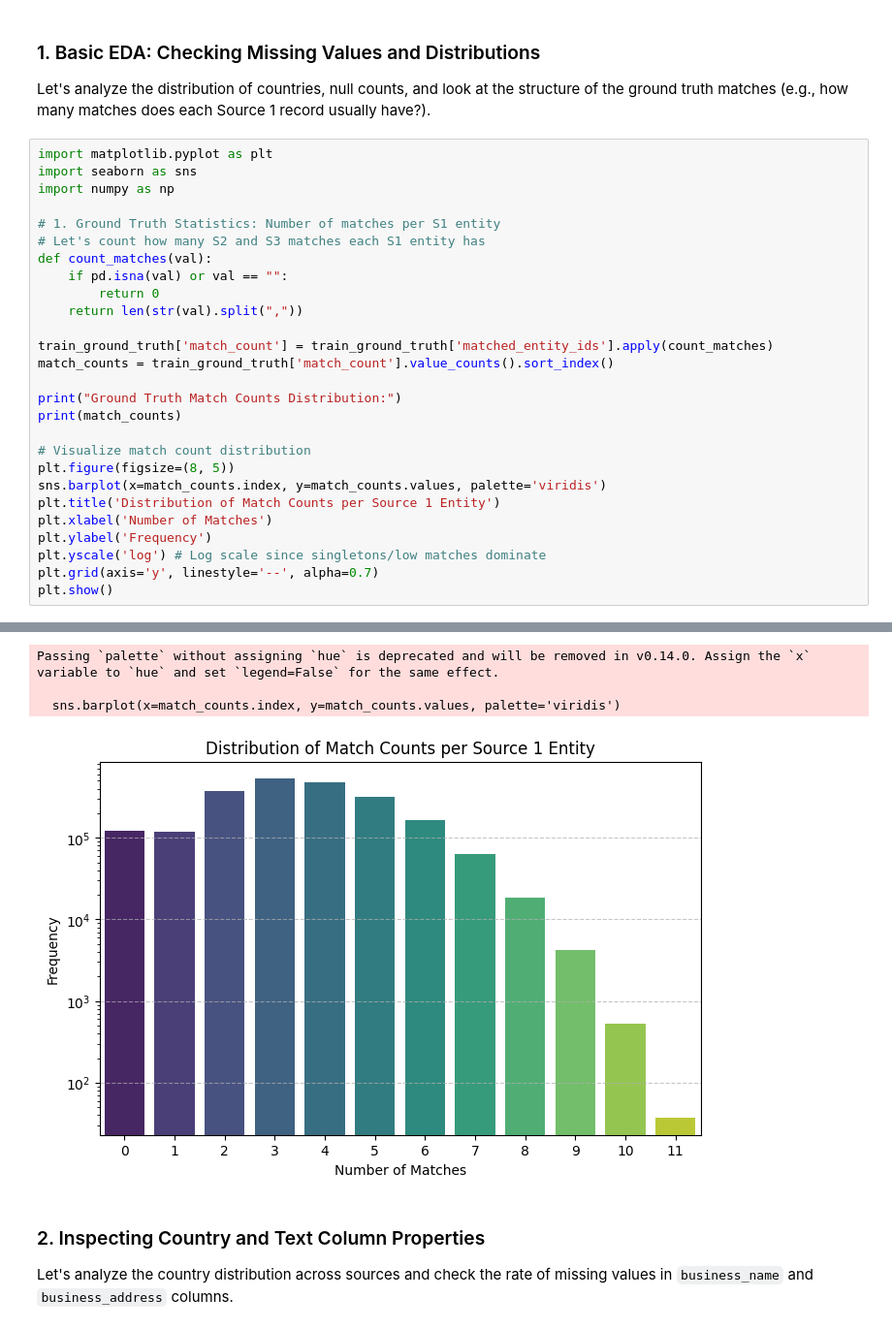
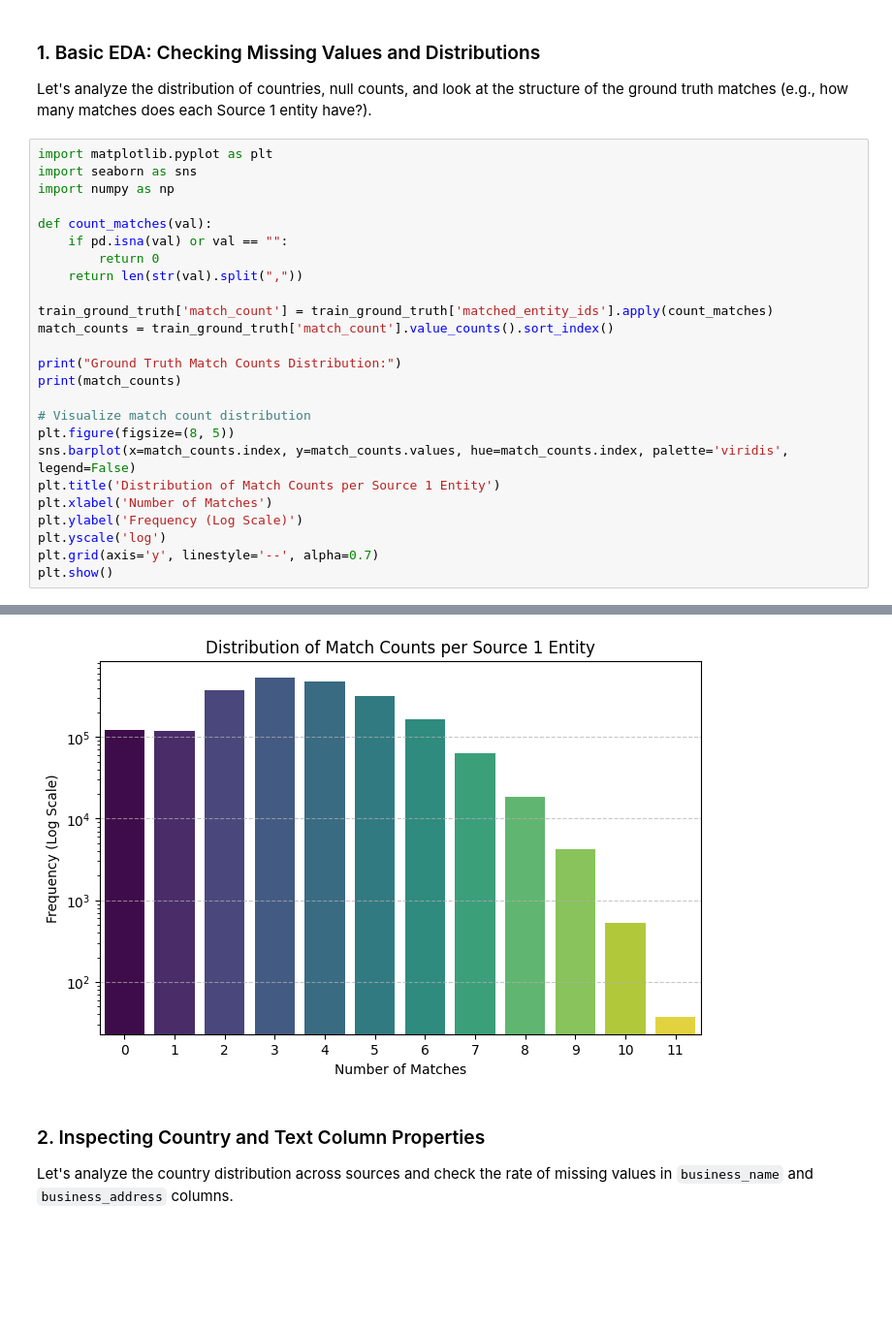
Before and after one commit to Abhi-codes-alot/AmazonMLChallenge, a Jupyter notebook: Works_On_My_Machine_submission/code/business_entity_resolution/src/Amazon_ML.ipynb, the cells around one changed output, grey strips where cells are left out. Shown at 97% size. Cells and saved outputs as stored; diff of their text form; blank space fills up the shorter version.

```diff
--- a/Works_On_My_Machine_submission/code/business_entity_resolution/src/Amazon_ML.ipynb
+++ b/Works_On_My_Machine_submission/code/business_entity_resolution/src/Amazon_ML.ipynb
@@ -156,53 +99,48 @@ Source 3: (5082316, 4)
 # %% [markdown]
 ### 1. Basic EDA: Checking Missing Values and Distributions
-Let's analyze the distribution of countries, null counts, and look at the structure of the ground truth matches (e.g., how many matches does each Source 1 record usually have?).
+Let's analyze the distribution of countries, null counts, and look at the structure of the ground truth matches (e.g., how many matches does each Source 1 entity have?).
 # %%
 import matplotlib.pyplot as plt
 import seaborn as sns
 import numpy as np
 
-# 1. Ground Truth Statistics: Number of matches per S1 entity
-# Let's count how many S2 and S3 matches each S1 entity has
 def count_matches(val):
     if pd.isna(val) or val == "":
         return 0
     return len(str(val).split(","))
 
 train_ground_truth['match_count'] = train_ground_truth['matched_entity_ids'].apply(count_matches)
 match_counts = train_ground_truth['match_count'].value_counts().sort_index()
 
 print("Ground Truth Match Counts Distribution:")
 print(match_counts)
 
 # Visualize match count distribution
 plt.figure(figsize=(8, 5))
-sns.barplot(x=match_counts.index, y=match_counts.values, palette='viridis')
+sns.barplot(x=match_counts.index, y=match_counts.values, hue=match_counts.index, palette='viridis', legend=False)
 plt.title('Distribution of Match Counts per Source 1 Entity')
 plt.xlabel('Number of Matches')
-plt.ylabel('Frequency')
-plt.yscale('log') # Log scale since singletons/low matches dominate
+plt.ylabel('Frequency (Log Scale)')
+plt.yscale('log')
 plt.grid(axis='y', linestyle='--', alpha=0.7)
 plt.show()
 # %% [output]
 Ground Truth Match Counts Distribution:
 match_count
 0     123247
 1     119157
 2     375212
 3     530841
 4     484115
 5     321957
 6     164868
 7      63968
 8      18680
 9       4205
 10       534
 11        37
 Name: count, dtype: int64
-Passing `palette` without assigning `hue` is deprecated and will be removed in v0.14.0. Assign the `x` variable to `hue` and set `legend=False` for the same effect.
-
-  sns.barplot(x=match_counts.index, y=match_counts.values, palette='viridis')
-[figure, old version]
+[figure, new version]
 # %% [markdown]
 ### 2. Inspecting Country and Text Column Properties
 Let's analyze the country distribution across sources and check the rate of missing values in `business_name` and `business_address` columns.
```
Also changed, not shown: parts of 55 cells of this notebook, 6 other files.
